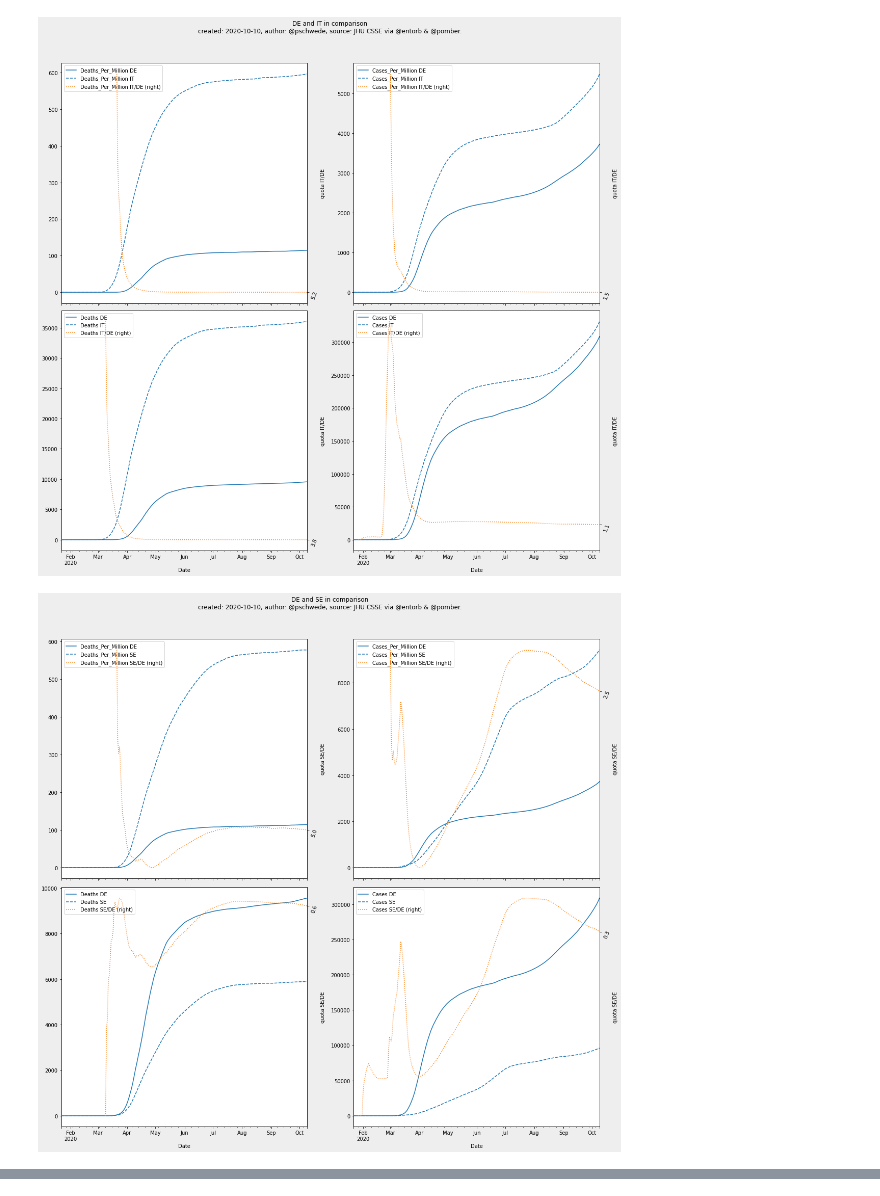
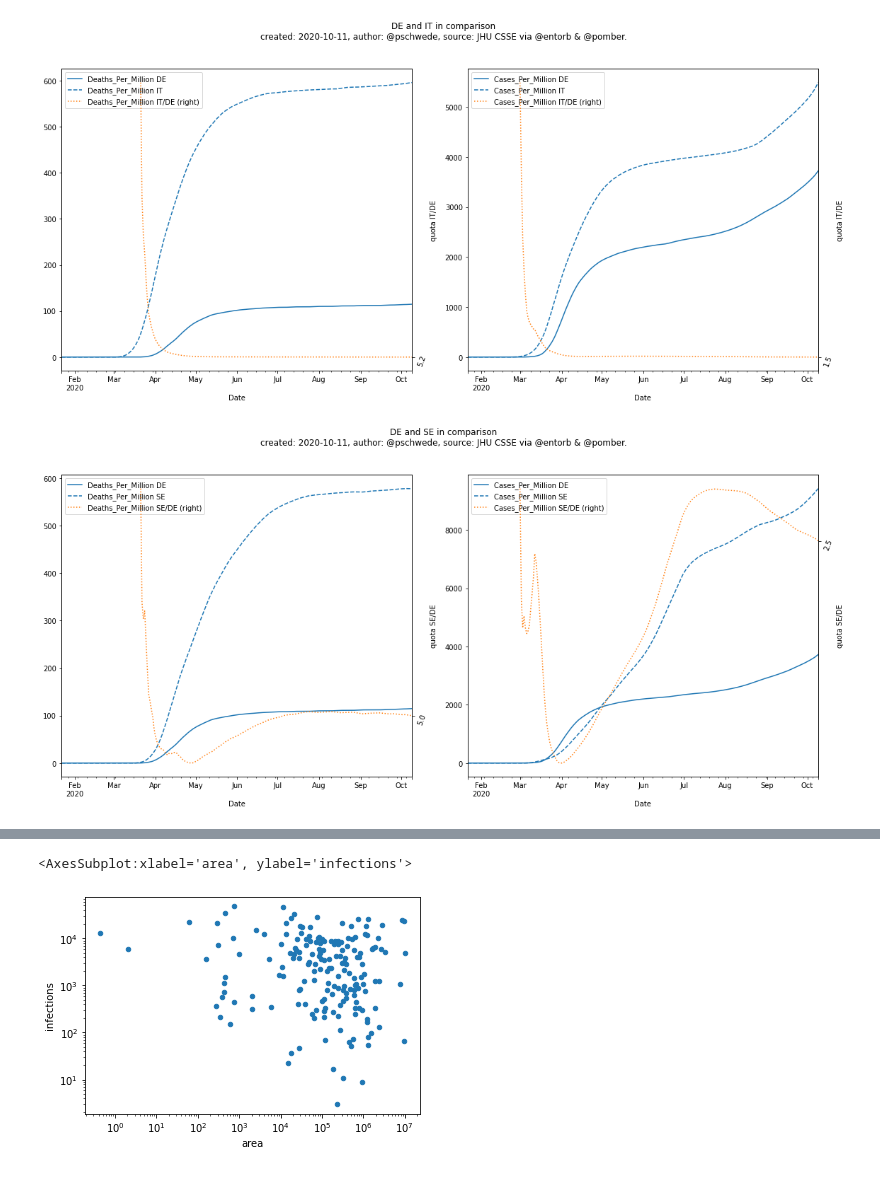
Before and after one commit to pschwede/covid19plots, a Jupyter notebook: countries_in_comparison.ipynb, the cells around one changed output, grey strips where cells are left out. Cells and saved outputs as stored; diff of their text form; code cells hidden in the pictures.

Commit message:
new: relation to country area

```diff
--- a/countries_in_comparison.ipynb
+++ b/countries_in_comparison.ipynb
@@ -5,39 +5,41 @@ import matplotlib.pyplot as plt
 import datetime
 
 from scrape import entorb
 
+areas = pd.read_csv("data/areas-wikidata.tsv", sep='\t', index_col='co', na_filter=False)
+def get_area(co):
+    return areas.loc[co]['area']
+
 fst = 'DE'
 for snd in ['IT', 'SE', 'US', 'CN', 'RU', 'AT', 'CH']:
     de = entorb.to_dataframe(nation=fst).rolling('7D').mean()
     se = entorb.to_dataframe(nation=snd).rolling('7D').mean()
     df = se / de
 
-    fig, axes = plt.subplots(ncols=2, nrows=2)
+    fig, axes = plt.subplots(ncols=2, nrows=1)
     for ax, to_compare in zip(axes.flat, ['Deaths_Per_Million',
-                                          'Cases_Per_Million',
-                                          'Deaths',
-                                          'Cases']):
+                                          'Cases_Per_Million']):
         de[to_compare].plot(ax=ax, label="%s %s" % (to_compare, fst))
         se[to_compare].plot(ax=ax, label="%s %s" % (to_compare, snd),
                             linestyle='--', color=ax.lines[-1].get_color())
         ax2 = df[to_compare].plot(ax=ax,
-                                  label="%s %s/DE (right)" % (to_compare, snd),
+                                  label="%s %s/%s (right)" % (to_compare, snd, fst),
                                   secondary_y=True,
                                   linestyle=':' )
         yticks=[df[to_compare].replace(np.inf, np.nan).tail(1).values[0]]
         ax2.set_yticks(yticks)
         ax2.set_yticklabels(["%.1f" % y for y in yticks], rotation=70)
         ax2.set_ylabel("quota %s/DE" % snd)
         ax.legend(handles=ax.lines + ax2.lines, loc='upper left')
-    fig.set_size_inches(16,16)
+    fig.set_size_inches(16,8)
     now = datetime.datetime.now()
     fig.suptitle(("%s and %s in comparison\n"
                   "created: %04d-%02d-%02d, "
                   "author: @pschwede, "
                   "source: JHU CSSE via @entorb & @pomber.") % (fst, snd, now.year, now.month, now.day))
-    fig.set_facecolor('#EEE')
+    fig.set_facecolor('w')
     fig.tight_layout(rect=(0, 0.03, 1, 0.95))
     plt.show()
 # %% [output]
-[figure, old version]
+[figure, new version]
-[figure, old version]
+[figure, new version]
@@ -48,0 +63,7 @@ for snd in ['IT', 'SE', 'US', 'CN', 'RU', 'AT', 'CH']:
+# %%
+df['sqrt(area)'] = df['area'].pow(0.5)
+df['infections/sqrt(area)'] = df['infections'] / df['sqrt(area)']
+df.plot.scatter(x='area', y='infections', logx=True, logy=True)
+# %% [output]
+<AxesSubplot:xlabel='area', ylabel='infections'>
+[figure, added]
```
Also changed, not shown: parts of 3 cells of this notebook.
